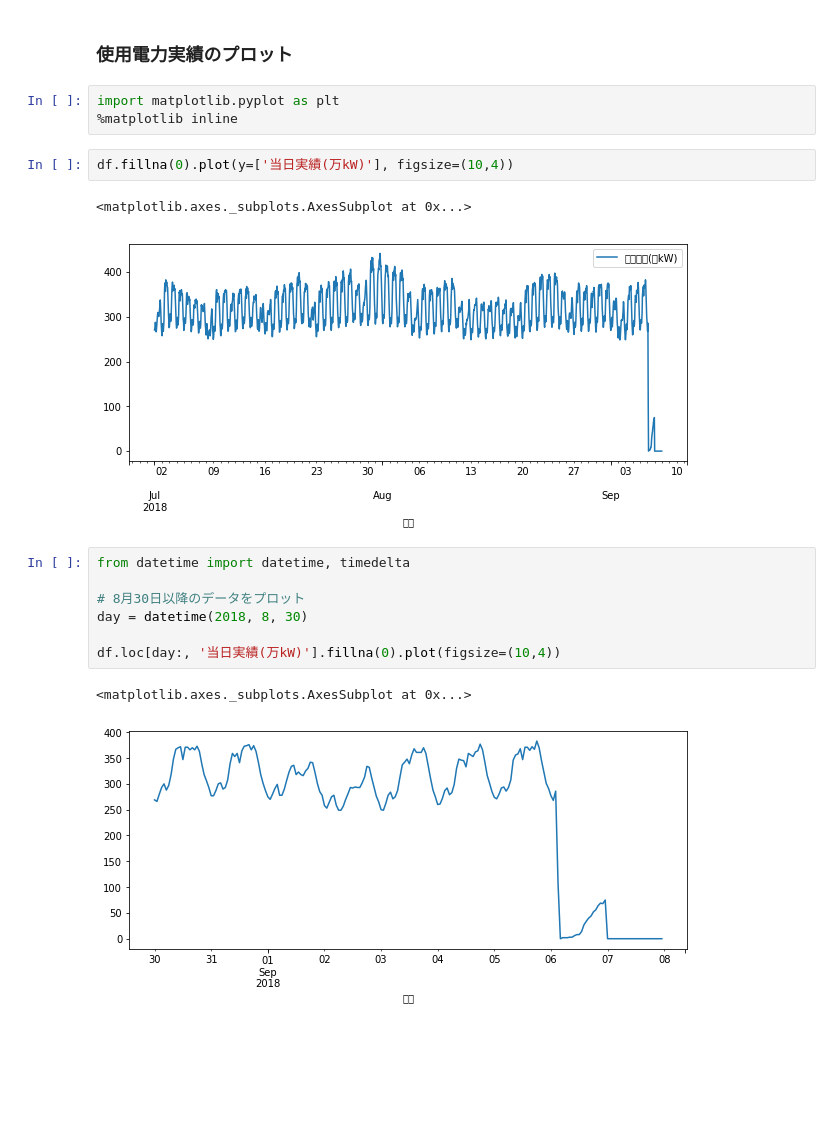
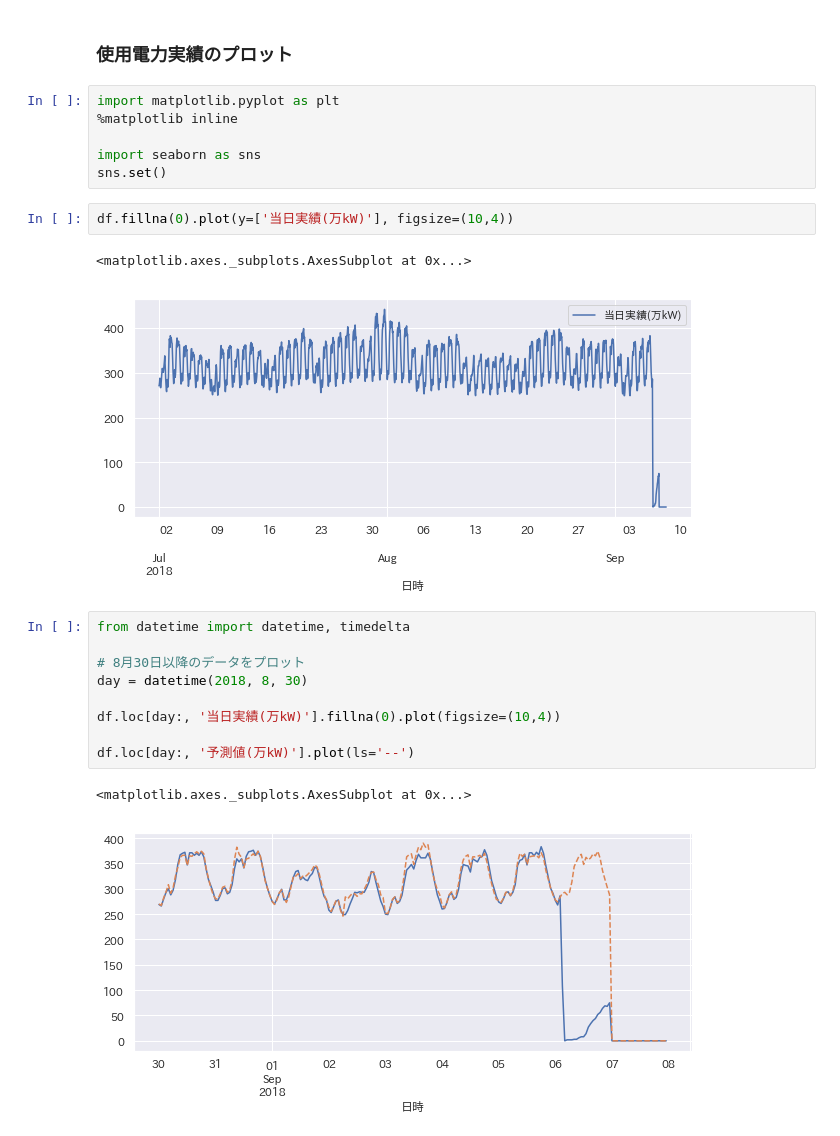
Before and after one commit to tkhrmeme/HepcoPowerUsage, a Jupyter notebook: HepcoPowerUsage.ipynb, the cells around one changed output. Cells and saved outputs as stored; diff of their text form; blank space fills up the shorter version.

Commit message:
seabornでプロット

```diff
--- a/HepcoPowerUsage.ipynb
+++ b/HepcoPowerUsage.ipynb
@@ -74,18 +74,23 @@ df.set_index('日時', inplace=True)
 # %%
 import matplotlib.pyplot as plt
 %matplotlib inline
+
+import seaborn as sns
+sns.set()
 # %%
 df.fillna(0).plot(y=['当日実績(万kW)'], figsize=(10,4))
 # %% [output]
 <matplotlib.axes._subplots.AxesSubplot at 0x...>
-[figure, old version]
+[figure, new version]
 # %%
 from datetime import datetime, timedelta
 
 # 8月30日以降のデータをプロット
 day = datetime(2018, 8, 30)
 
 df.loc[day:, '当日実績(万kW)'].fillna(0).plot(figsize=(10,4))
+
+df.loc[day:, '予測値(万kW)'].plot(ls='--')
 # %% [output]
 <matplotlib.axes._subplots.AxesSubplot at 0x...>
-[figure, old version]
+[figure, new version]
```
